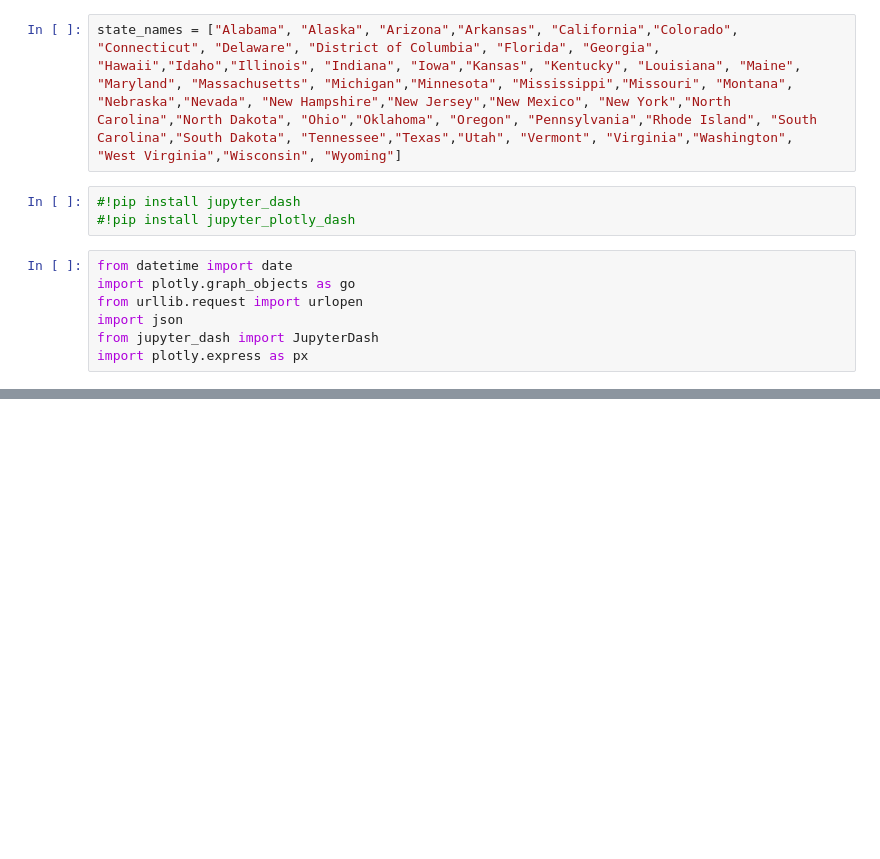
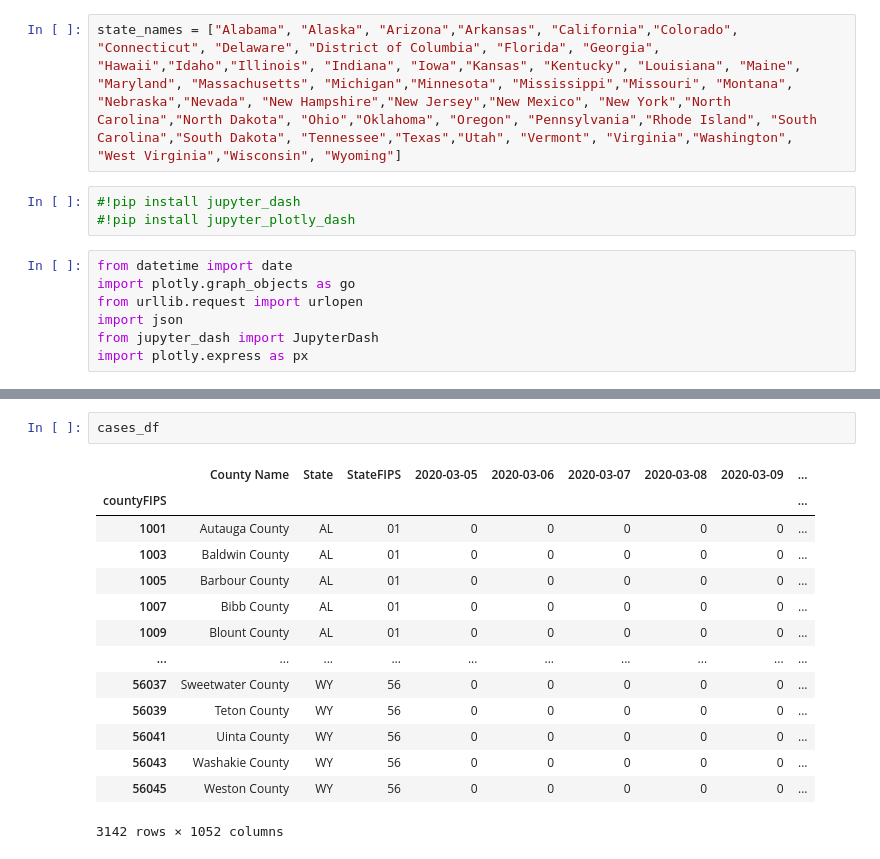
Before and after one commit to ssjung1/csc405-group-project, a Jupyter notebook: Project/src/team/stage-5.ipynb, the cells around one changed output, grey strips where cells are left out. Cells and saved outputs as stored; diff of their text form; blank space fills up the shorter version.

```diff
--- a/Project/src/team/stage-5.ipynb
+++ b/Project/src/team/stage-5.ipynb
@@ -237,2 +344,19 @@ The dash_html_components package is deprecated. Please replace
+# %%
+cases_df
+# %% [output]
+|  | County Name | State | StateFIPS | 2020-03-05 | 2020-03-06 | 2020-03-07 | 2020-03-08 | 2020-03-09 | ... |
+| countyFIPS |  |  |  |  |  |  |  |  | ... |
+| 1001 | Autauga County | AL | 01 | 0 | 0 | 0 | 0 | 0 | ... |
+| 1003 | Baldwin County | AL | 01 | 0 | 0 | 0 | 0 | 0 | ... |
+| 1005 | Barbour County | AL | 01 | 0 | 0 | 0 | 0 | 0 | ... |
+| 1007 | Bibb County | AL | 01 | 0 | 0 | 0 | 0 | 0 | ... |
+| 1009 | Blount County | AL | 01 | 0 | 0 | 0 | 0 | 0 | ... |
+| ... | ... | ... | ... | ... | ... | ... | ... | ... | ... |
+| 56037 | Sweetwater County | WY | 56 | 0 | 0 | 0 | 0 | 0 | ... |
+| 56039 | Teton County | WY | 56 | 0 | 0 | 0 | 0 | 0 | ... |
+| 56041 | Uinta County | WY | 56 | 0 | 0 | 0 | 0 | 0 | ... |
+| 56043 | Washakie County | WY | 56 | 0 | 0 | 0 | 0 | 0 | ... |
+| 56045 | Weston County | WY | 56 | 0 | 0 | 0 | 0 | 0 | ... |
+3142 rows × 1052 columns
 # %%
 
```
Also changed, not shown: parts of 40 cells of this notebook.
